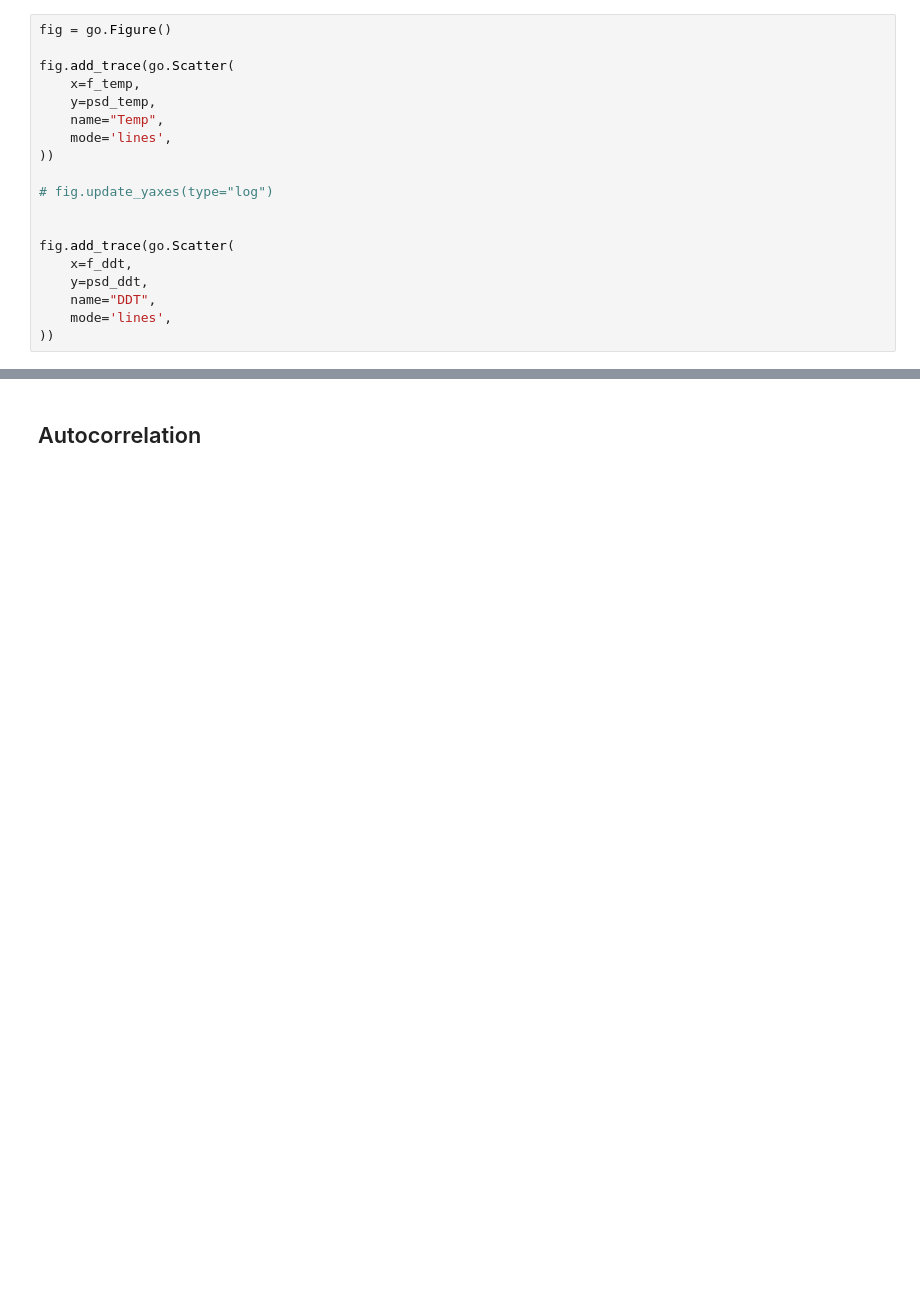
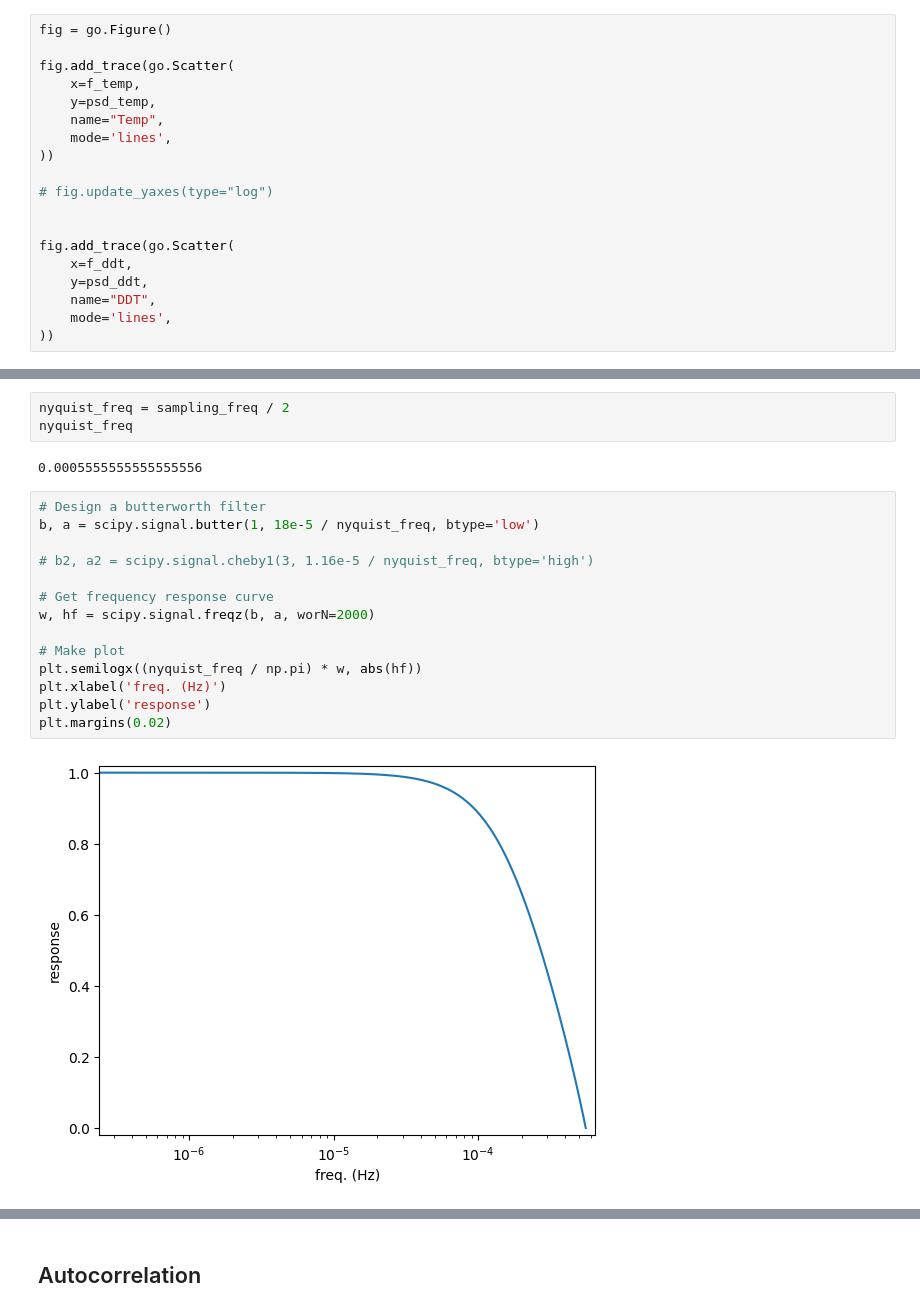
Before and after one commit to juliet29/windows, a Jupyter notebook: analysis/notebooks/230524_peak_remove.ipynb, the cells around one changed output, grey strips where cells are left out. Cells and saved outputs as stored; diff of their text form; blank space fills up the shorter version.

Commit message:
trying to create high/low pass filter

```diff
--- a/analysis/notebooks/230524_peak_remove.ipynb
+++ b/analysis/notebooks/230524_peak_remove.ipynb
@@ -194,0 +184,21 @@ fig.add_trace(go.Scatter(
+# %%
+nyquist_freq = sampling_freq / 2
+nyquist_freq
+# %% [output]
+0.0005555555555555556
+# %%
+# Design a butterworth filter
+b, a = scipy.signal.butter(1, 18e-5 / nyquist_freq, btype='low')
+
+# b2, a2 = scipy.signal.cheby1(3, 1.16e-5 / nyquist_freq, btype='high')
+
+# Get frequency response curve
+w, hf = scipy.signal.freqz(b, a, worN=2000)
+
+# Make plot
+plt.semilogx((nyquist_freq / np.pi) * w, abs(hf))
+plt.xlabel('freq. (Hz)')
+plt.ylabel('response')
+plt.margins(0.02)
+# %% [output]
+[figure, added]
```
Also changed, not shown: parts of 8 cells of this notebook.
